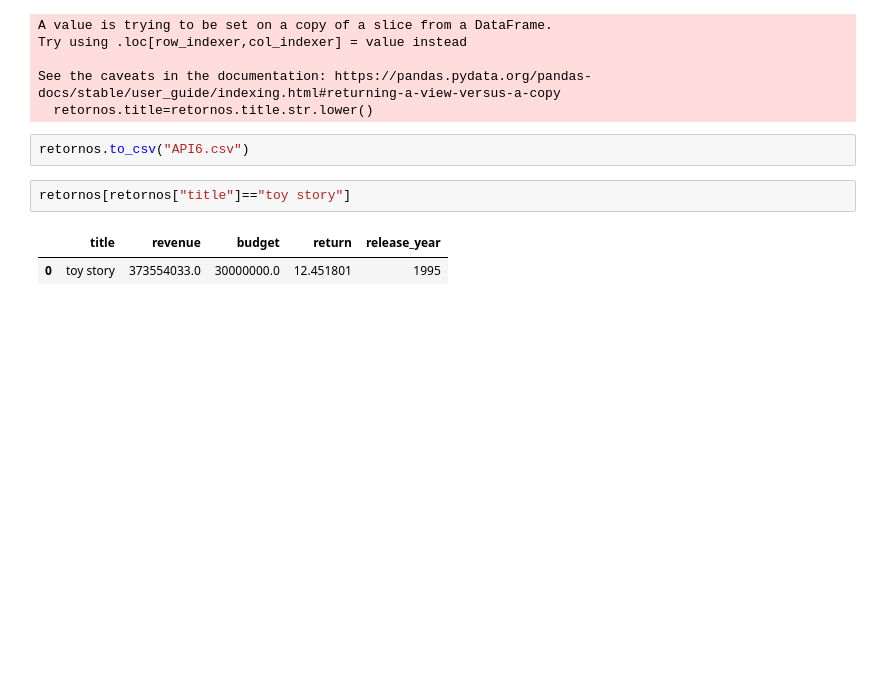
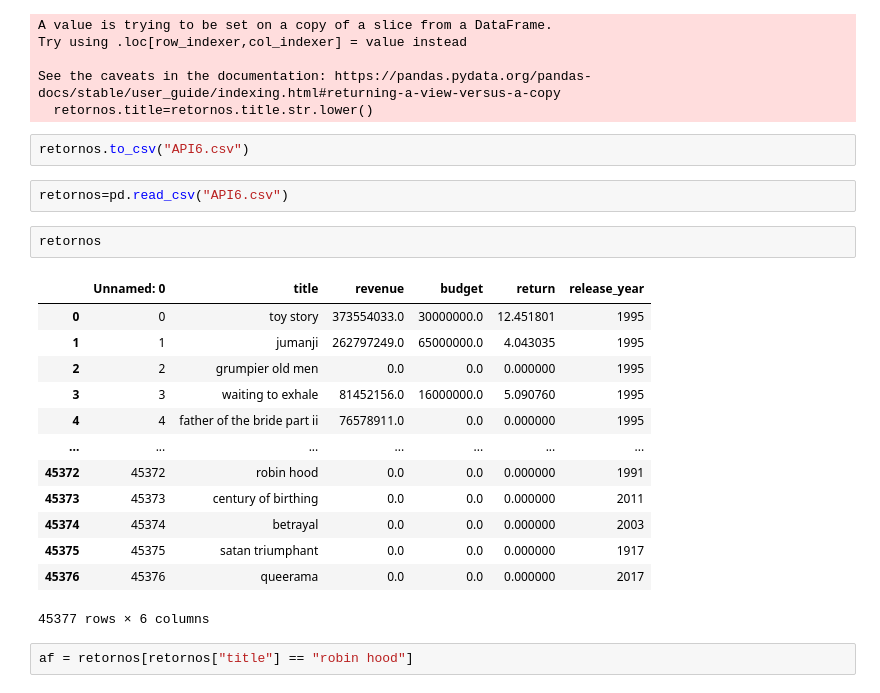
Before and after one commit to Abyzou1995/Prueba_Api, a Jupyter notebook: API.ipynb, the cells around one changed output. Drawn from its saved outputs; the diff is of its cells as text; blank space fills up the shorter version.

```diff
--- a/API.ipynb
+++ b/API.ipynb
@@ -258,8 +326,23 @@ See the caveats in the documentation: https://pandas.pydata.org/pandas-docs/stab
   retornos.title=retornos.title.str.lower()
 # %%
 retornos.to_csv("API6.csv")
-# %%
-retornos[retornos["title"]=="toy story"]
-# %% [output]
-|  | title | revenue | budget | return | release_year |
-| 0 | toy story | 373554033.0 | 30000000.0 | 12.451801 | 1995 |
+# %%
+retornos=pd.read_csv("API6.csv")
+# %%
+retornos
+# %% [output]
+|  | Unnamed: 0 | title | revenue | budget | return | release_year |
+| 0 | 0 | toy story | 373554033.0 | 30000000.0 | 12.451801 | 1995 |
+| 1 | 1 | jumanji | 262797249.0 | 65000000.0 | 4.043035 | 1995 |
+| 2 | 2 | grumpier old men | 0.0 | 0.0 | 0.000000 | 1995 |
+| 3 | 3 | waiting to exhale | 81452156.0 | 16000000.0 | 5.090760 | 1995 |
+| 4 | 4 | father of the bride part ii | 76578911.0 | 0.0 | 0.000000 | 1995 |
+| ... | ... | ... | ... | ... | ... | ... |
+| 45372 | 45372 | robin hood | 0.0 | 0.0 | 0.000000 | 1991 |
+| 45373 | 45373 | century of birthing | 0.0 | 0.0 | 0.000000 | 2011 |
+| 45374 | 45374 | betrayal | 0.0 | 0.0 | 0.000000 | 2003 |
+| 45375 | 45375 | satan triumphant | 0.0 | 0.0 | 0.000000 | 1917 |
+| 45376 | 45376 | queerama | 0.0 | 0.0 | 0.000000 | 2017 |
+45377 rows × 6 columns
+# %%
+af = retornos[retornos["title"] == "robin hood"]
```
Also changed, not shown: parts of 23 cells of this notebook, 5 other files.
